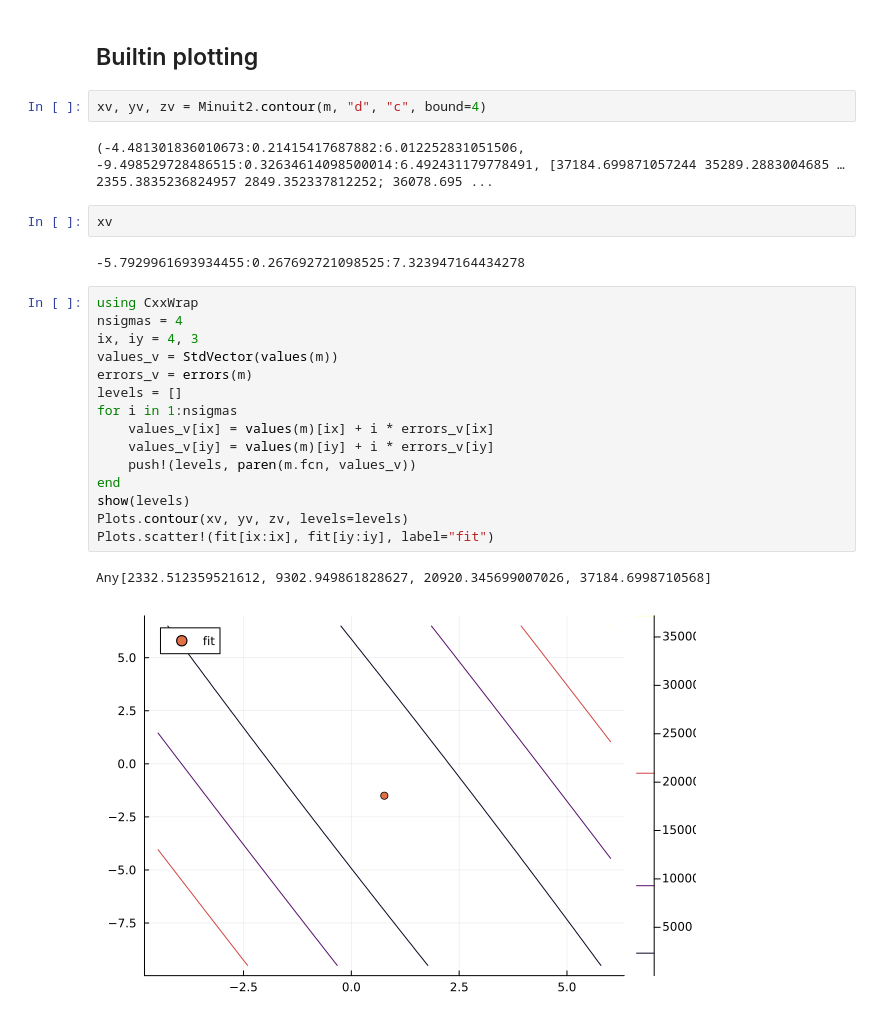
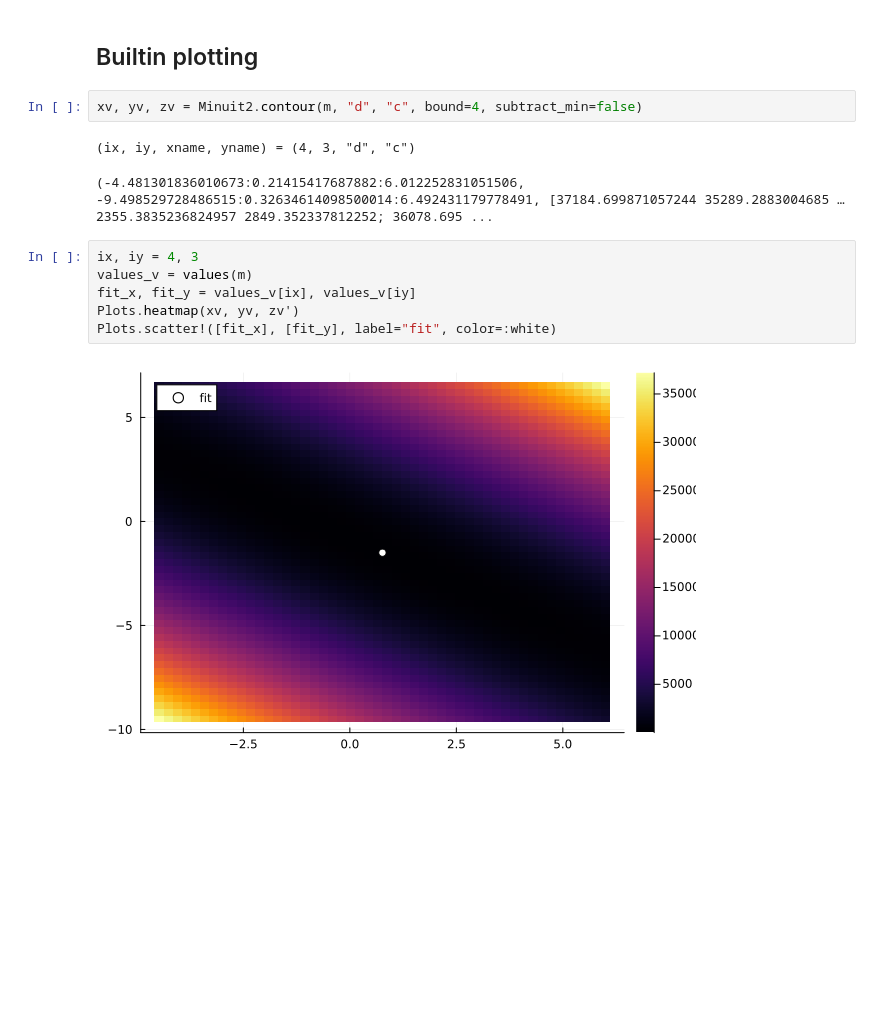
Before and after one commit to JuliaHEP/Minuit2.jl, a Jupyter notebook: examples/introduction.ipynb, the cells around one changed output. Drawn from its saved outputs; the diff is of its cells as text; blank space fills up the shorter version.

Commit message:
Development of contours

```diff
--- a/examples/introduction.ipynb
+++ b/examples/introduction.ipynb
@@ -320,28 +320,15 @@ plot!(indices .+ 0.05, v, yerr=(upper.(vm) - lower.(vm))/2, seriestype=:scatter,
 # %% [markdown]
 ## Builtin plotting
 # %%
-xv, yv, zv = Minuit2.contour(m, "d", "c", bound=4)
+xv, yv, zv = Minuit2.contour(m, "d", "c", bound=4, subtract_min=false)
 # %% [output]
-(-4.481301836010673:0.21415417687882:6.012252831051506, -9.498529728486515:0.32634614098500014:6.492431179778491, [37184.699871057244 35289.2883004685 … 2355.3835236824957 2849.352337812252; 36078.695 ...
+(ix, iy, xname, yname) = (4, 3, "d", "c")
+(-4.481301836010673:0.21415417687882:6.012252831051506, -9.498529728486515:0.32634614098500014:6.492431179778491, [37184.699871057244 35289.2883004685 … 2355.3835236824957 2849.352337812252; 36078.695 ...
-# %%
-xv
-# %% [output]
--5.7929961693934455:0.267692721098525:7.323947164434278
-# %%
-using CxxWrap
-nsigmas = 4
-ix, iy = 4, 3
-values_v = StdVector(values(m))
-errors_v = errors(m)
-levels = []
-for i in 1:nsigmas
-    values_v[ix] = values(m)[ix] + i * errors_v[ix]
-    values_v[iy] = values(m)[iy] + i * errors_v[iy]
-    push!(levels, paren(m.fcn, values_v))
-end
-show(levels)
-Plots.contour(xv, yv, zv, levels=levels)
-Plots.scatter!(fit[ix:ix], fit[iy:iy], label="fit")
-# %% [output]
-Any[2332.512359521612, 9302.949861828627, 20920.345699007026, 37184.6998710568]
-[figure, removed]
+# %%
+ix, iy = 4, 3
+values_v = values(m)
+fit_x, fit_y = values_v[ix], values_v[iy]
+Plots.heatmap(xv, yv, zv')
+Plots.scatter!([fit_x], [fit_y], label="fit", color=:white)
+# %% [output]
+[figure, added]
```
Also changed, not shown: parts of 1 cell of this notebook, 7 other files.
